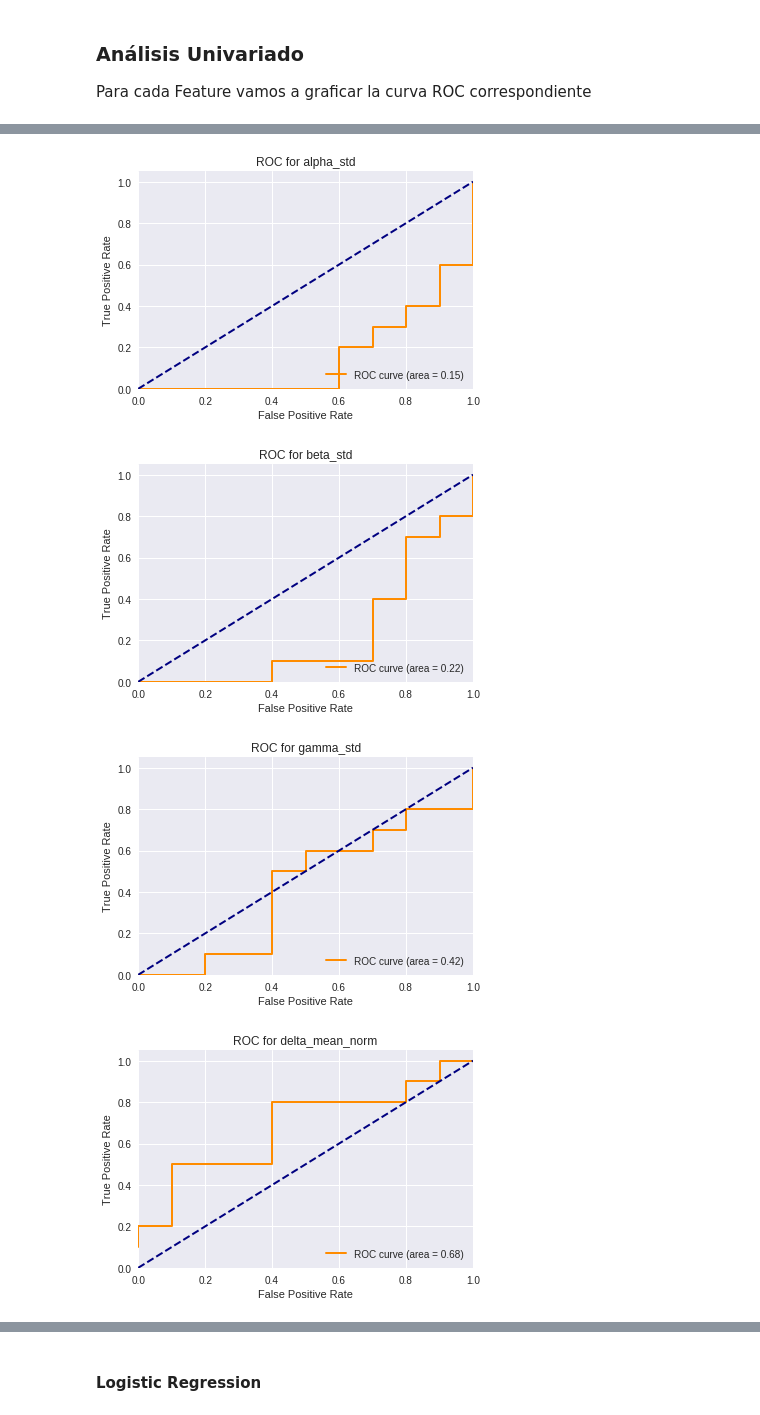
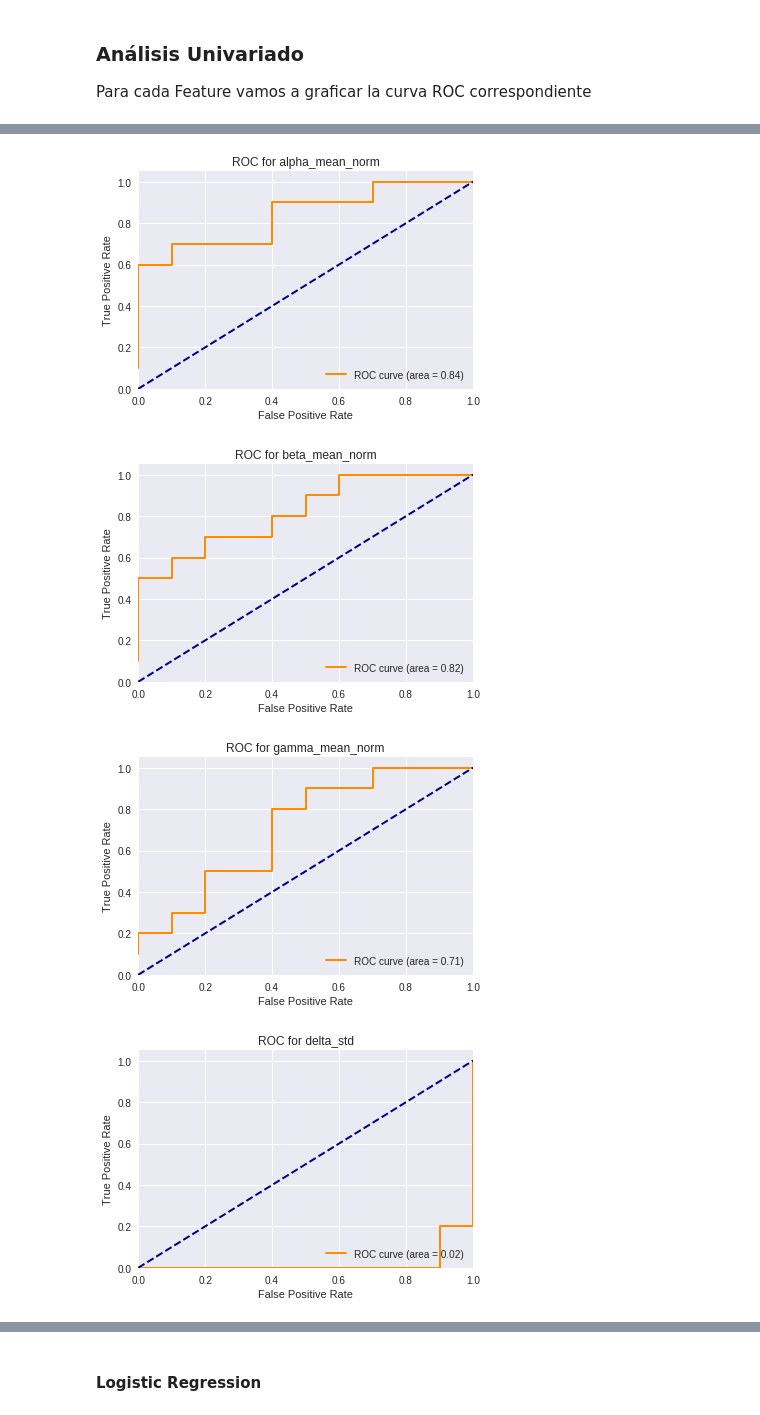
Before and after one commit to matguer/cienciaDatosEntregas, a Jupyter notebook: tp3/tp3.ipynb, the cells around one changed output, grey strips where cells are left out. Saved outputs shown, nothing was run; the diff lists cells and outputs as text; code cells hidden in the pictures.

```diff
--- a/tp3/tp3.ipynb
+++ b/tp3/tp3.ipynb
@@ -94,9 +101,10 @@ for t in ['P', 'S']:
 
             for i in electrodos_a_promediar:
                 for j in electrodos_a_promediar:
-                    cant_inf2d.append(cantidad_informacion_mutua(data[:,i,:],data[:,j,:]))
+                    if i!=j:
+                        cant_inf2d.append(cantidad_informacion_mutua(data[:,i,:],data[:,j,:]))
 
-            info_inter.append(np.array(cant_inf2d).mean())
+            info_inter.append(np.array(cant_inf2d))
 
         except Exception as exception:
             print(str(exception))
@@ -117,7 +123,9 @@ for i_type, t in enumerate(['P', 'S']):
             file = './dumps/elec_prom_' + t + "%02d" % (i) + '.dmp'
             elec = np.load(file)
             welchs.append(calculate_welchs(elec))
-            intra_info.append(cantidad_informacion(elec))
+
+            info = epochs_information(elec)
+            intra_info.append(info)
         except Exception as exception:
             print(str(exception))
             pass
@@ -189,15 +176,17 @@ df_mean_norm = pd.DataFrame(preprocessing.scale(potencias_mean_std[:,:,2]),colum
 column_names_std_norm = list(map(lambda x: x+"_std_norm",frequencies_ranges.keys()))
 df_std_norm = pd.DataFrame(preprocessing.scale(potencias_mean_std[:,:,3]),columns=column_names_std_norm)
 
+# inter info
+df_inter_info_mean = pd.DataFrame(data=[info.mean() for info in inter_info], columns=['inter_info_mean'])
+df_inter_info_std = pd.DataFrame(data=[info.std() for info in inter_info], columns=['inter_info_std'])
+
 # intra info
-df_intra_info = pd.DataFrame(data=intra_info, columns=['intra_info'])
-
-# inter info
-df_inter_info = pd.DataFrame(data=inter_info, columns=['inter_info'])
+df_intra_info_mean = pd.DataFrame(data=[epochs_info.mean() for epochs_info in intra_info], columns=['intra_info_mean'])
+df_intra_info_std = pd.DataFrame(data=[epochs_info.std() for epochs_info in intra_info], columns=['intra_info_std'])
 
 labels = list([0]*10 + [1]*10)
 df_labels = pd.DataFrame({"labels":labels})
-tabla = pd.concat([df_mean, df_mean_norm, df_std, df_std_norm, df_intra_info, df_inter_info, df_labels],axis=1)
+tabla = pd.concat([df_mean, df_mean_norm, df_std, df_std_norm, df_inter_info_mean, df_inter_info_std, df_intra_info_mean, df_intra_info_std, df_labels],axis=1)
 
 tabla
 # %% [output]
@@ -226,10 +211,10 @@ array([0, 0, 0, 0, 0, 0, 0, 0, 0, 0, 1, 1, 1, 1, 1, 1, 1, 1, 1, 1])
 # %%
-def graficar_roc(feature, values_column_name, labels_column_name,positivo):
+def graficar_roc(feature, real_values, predicted_values, positive):
 
     fpr, tpr, thresholds = metrics.roc_curve( \
-        labels_column_name, \
-        values_column_name, \
-        pos_label=positivo, drop_intermediate=False)
+        real_values, \
+        predicted_values, \
+        pos_label=positive, drop_intermediate=False)
 
     roc_auc = metrics.auc(fpr, tpr)
 
@@ -247,13 +232,12 @@ def graficar_roc(feature, values_column_name, labels_column_name,positivo):
     plt.title('ROC for {0}'.format(feature))
     plt.legend(loc="lower right")
     plt.show()
-
-features = column_names_mean + column_names_std + column_names_mean_norm + column_names_std_norm
 # %% [markdown]
 ### Análisis Univariado
 
 Para cada Feature vamos a graficar la curva ROC correspondiente
 # %%
+features = list(tabla)[:-1]
 for feature in features:
-    graficar_roc(feature,tabla[feature].values,tabla['labels'].values, 0)
+    graficar_roc(feature, tabla['labels'].values, tabla[feature].values, 1)
 # %% [output]
@@ -267,4 +251,4 @@ for feature in features:
-[figure, old version]
+[figure, new version]
-[figure, old version]
+[figure, new version]
-[figure, old version]
+[figure, new version]
-[figure, old version]
+[figure, new version]
```
Also changed, not shown: parts of 16 cells of this notebook, 1 other file.
